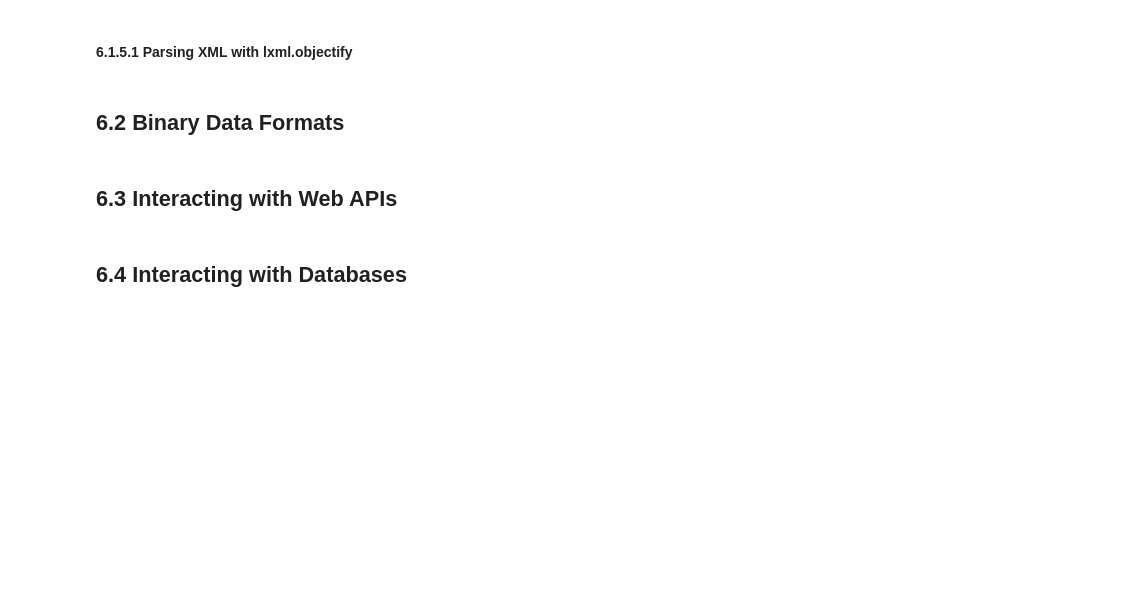
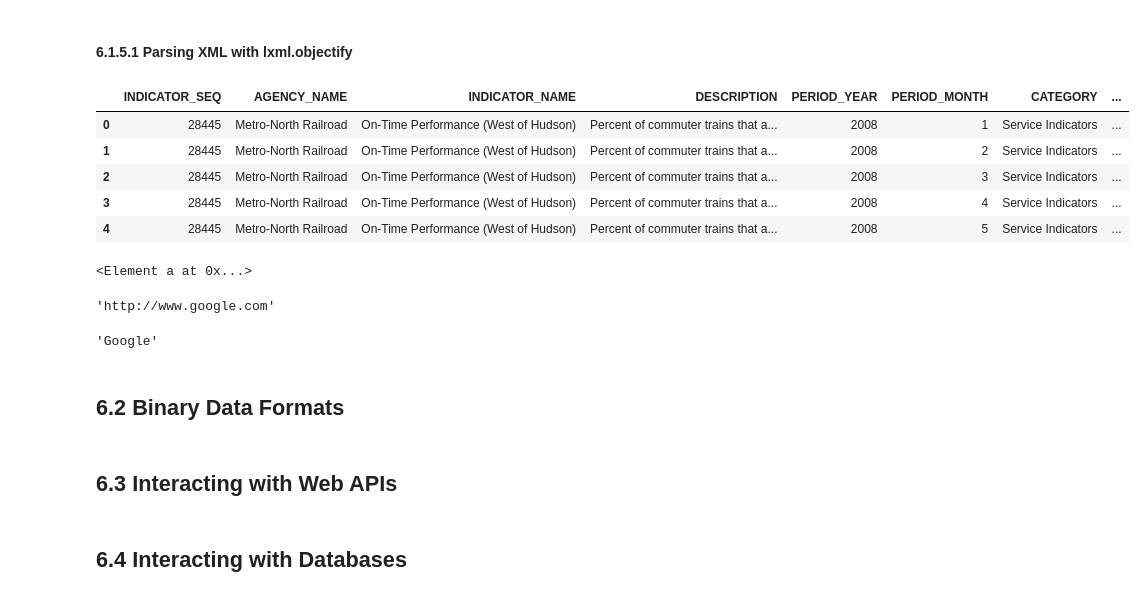
Before and after one commit to brandonbluong/Python-for-Data-Analysis, a Jupyter notebook: 6-Data_load_storage_file_format.ipynb, the cells around one changed output. Cells and saved outputs as stored; diff of their text form; code cells hidden in the pictures; blank space fills up the shorter version.

Commit message:
Complete Ch. 6 Web Scraping Create Datasets Folder

```diff
--- a/6-Data_load_storage_file_format.ipynb
+++ b/6-Data_load_storage_file_format.ipynb
@@ -367,2 +403,29 @@ print(data.to_json(orient='records'))
 # %% [markdown]
 #### 6.1.5.1 Parsing XML with lxml.objectify
+# %%
+from lxml import objectify
+
+path = 'Datasets/mta_perf/Performance_MNR.xml'
+parsed = objectify.parse(open(path))
+root = parsed.getroot()
+# %%
+data = []
+skip_fields = ['PARENT_SEQ', 'INDICATOR_SEQ'
+                'DESIRED_CHANGE', 'DECIMAL_PLACES']
+for elt in root.INDICATOR:
+    el_data = {}
+    for child in elt.getchildren():
+        if child.tag in skip_fields:
+            continue
+        el_data[child.tag] = child.pyval
+    data.append(el_data)
+# %%
+perf = pd.DataFrame(data)
+perf.head()
+# %% [output]
+|  | INDICATOR_SEQ | AGENCY_NAME | INDICATOR_NAME | DESCRIPTION | PERIOD_YEAR | PERIOD_MONTH | CATEGORY | ... |
+| 0 | 28445 | Metro-North Railroad | On-Time Performance (West of Hudson) | Percent of commuter trains that a... | 2008 | 1 | Service Indicators | ... |
+| 1 | 28445 | Metro-North Railroad | On-Time Performance (West of Hudson) | Percent of commuter trains that a... | 2008 | 2 | Service Indicators | ... |
+| 2 | 28445 | Metro-North Railroad | On-Time Performance (West of Hudson) | Percent of commuter trains that a... | 2008 | 3 | Service Indicators | ... |
+| 3 | 28445 | Metro-North Railroad | On-Time Performance (West of Hudson) | Percent of commuter trains that a... | 2008 | 4 | Service Indicators | ... |
+| 4 | 28445 | Metro-North Railroad | On-Time Performance (West of Hudson) | Percent of commuter trains that a... | 2008 | 5 | Service Indicators | ... |
@@ -369,3 +436,15 @@ print(data.to_json(orient='records'))
+# %%
+root
+# %% [output]
+<Element a at 0x...>
+# %%
+root.get('href')
+# %% [output]
+'http://www.google.com'
+# %%
+root.text
+# %% [output]
+'Google'
 # %% [markdown]
 ## 6.2 Binary Data Formats
 # %% [markdown]
```
Also changed, not shown: parts of 5 cells of this notebook, 13 other files.
